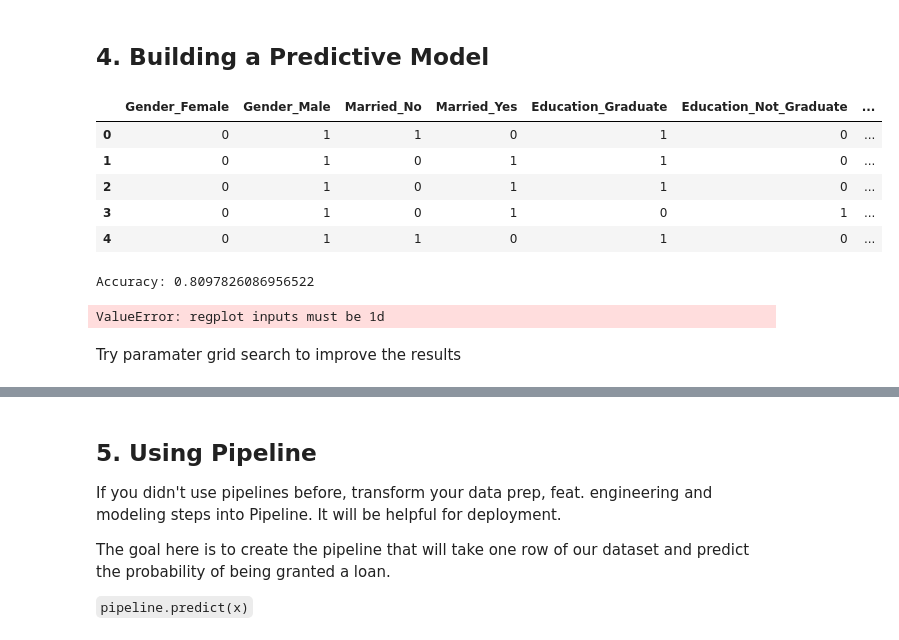
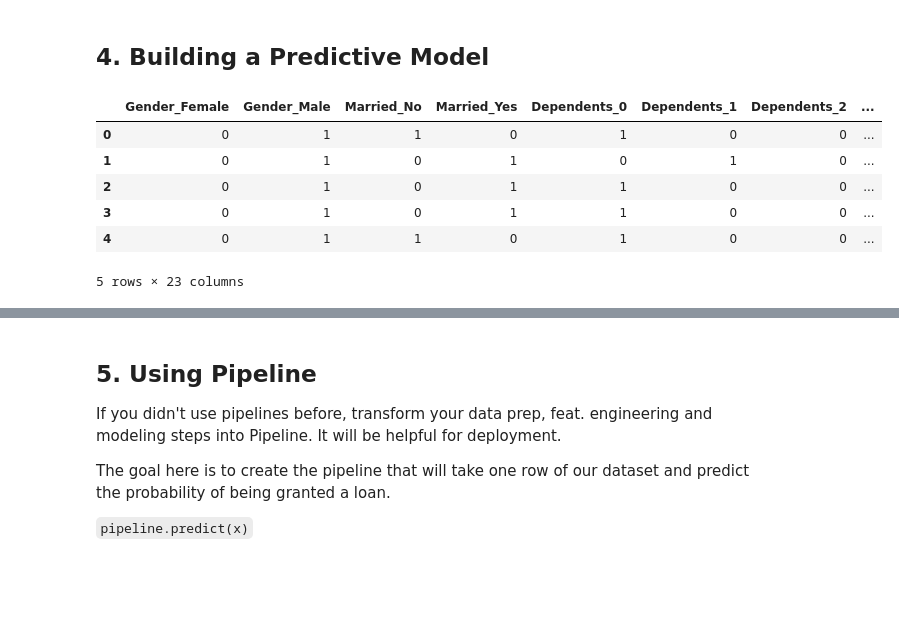
Before and after one commit to ktamkee/mini-project-iv, a Jupyter notebook: notebooks/instructions.ipynb, the cells around one changed output, grey strips where cells are left out. Drawn from its saved outputs; the diff is of its cells as text; code cells hidden in the pictures; blank space fills up the shorter version.

```diff
--- a/notebooks/instructions.ipynb
+++ b/notebooks/instructions.ipynb
@@ -301,5 +270,5 @@ Name: Loan_Amount_Term, dtype: float64
 # %%
-fill_values = {"Gender": 'Male','Married': 'Yes', "Educated": 'Graduate', 'Dependents': '0', "Self_Employed": 'No', 'LoanAmount': 146.4, 'Loan_Amount_Term': 360, 'Credit_History': 1.0}
+fill_values = {"Gender": 'Male','Married': 'No', 'Dependents': '0', "Self_Employed": 'No', 'LoanAmount': 146.4, 'Loan_Amount_Term': 342, 'Credit_History': 0}
 data = data.fillna(value=fill_values)
 # %%
 data.head()
@@ -371,13 +340,17 @@ data.head()
 | 4 | LP001008 | Male | No | 0 | Graduate | No | 6000 | 0.0 | ... |
 # %% [markdown]
 ## 4. Building a Predictive Model
+# %%
+features = data[['ApplicantIncome', 'CoapplicantIncome', 'Loan_Amount_Term', 'Credit_History', 'LoanAmountLog', 'TotalIncomeLog', 'Loan_ID','Loan_Status']]
+dummies = pd.get_dummies(data[['Gender', 'Married', 'Dependents', 'Education', 'Self_Employed', 'Property_Area']])
 # %%
-features = pd.read_csv('features_enc.csv')
+features = pd.concat([dummies, features], axis=1)
 features.head()
 # %% [output]
-|  | Gender_Female | Gender_Male | Married_No | Married_Yes | Education_Graduate | Education_Not_Graduate | ... |
-| 0 | 0 | 1 | 1 | 0 | 1 | 0 | ... |
-| 1 | 0 | 1 | 0 | 1 | 1 | 0 | ... |
-| 2 | 0 | 1 | 0 | 1 | 1 | 0 | ... |
-| 3 | 0 | 1 | 0 | 1 | 0 | 1 | ... |
-| 4 | 0 | 1 | 1 | 0 | 1 | 0 | ... |
+|  | Gender_Female | Gender_Male | Married_No | Married_Yes | Dependents_0 | Dependents_1 | Dependents_2 | ... |
+| 0 | 0 | 1 | 1 | 0 | 1 | 0 | 0 | ... |
+| 1 | 0 | 1 | 0 | 1 | 0 | 1 | 0 | ... |
+| 2 | 0 | 1 | 0 | 1 | 1 | 0 | 0 | ... |
+| 3 | 0 | 1 | 0 | 1 | 1 | 0 | 0 | ... |
+| 4 | 0 | 1 | 1 | 0 | 1 | 0 | 0 | ... |
+5 rows × 23 columns
@@ -390,24 +356,0 @@ X_train, X_test, y_train, y_test = train_test_split(X, y, test_size = 0.3, rando
-# %%
-from sklearn.linear_model import LogisticRegression
-from sklearn.preprocessing import StandardScaler, OneHotEncoder
-from sklearn.metrics import accuracy_score
-logreg = LogisticRegression()
-
-scaler = StandardScaler()
-scaler.fit(X_train)
-
-X_train= scaler.transform(X_train)
-X_test = scaler.transform(X_test)
-
-logreg.fit(X_train,y_train)
-y_pred = logreg.predict(X_test)
-print("Accuracy:",accuracy_score(y_test, y_pred))
-# %% [output]
-Accuracy: 0.8097826086956522
-# %%
-import seaborn as sns
-sns.regplot(x=X, y=y, data=data, logistic=True)
-# %% [output]
-ValueError: regplot inputs must be 1d
-# %% [markdown]
-Try paramater grid search to improve the results
```
Also changed, not shown: parts of 57 cells of this notebook, 7 other files.
